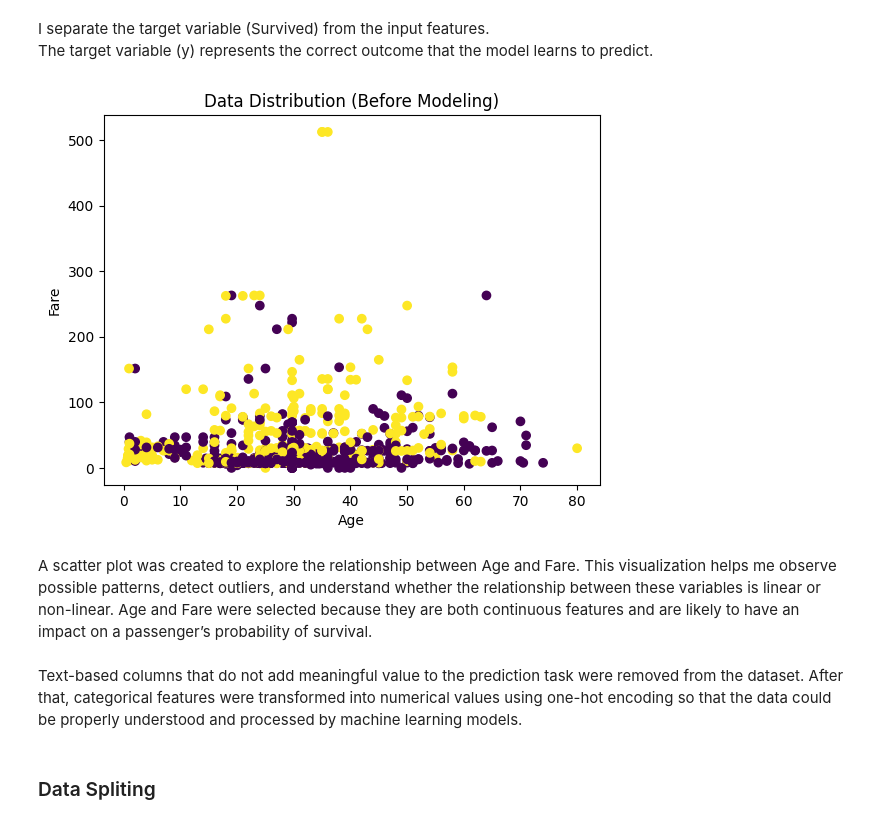
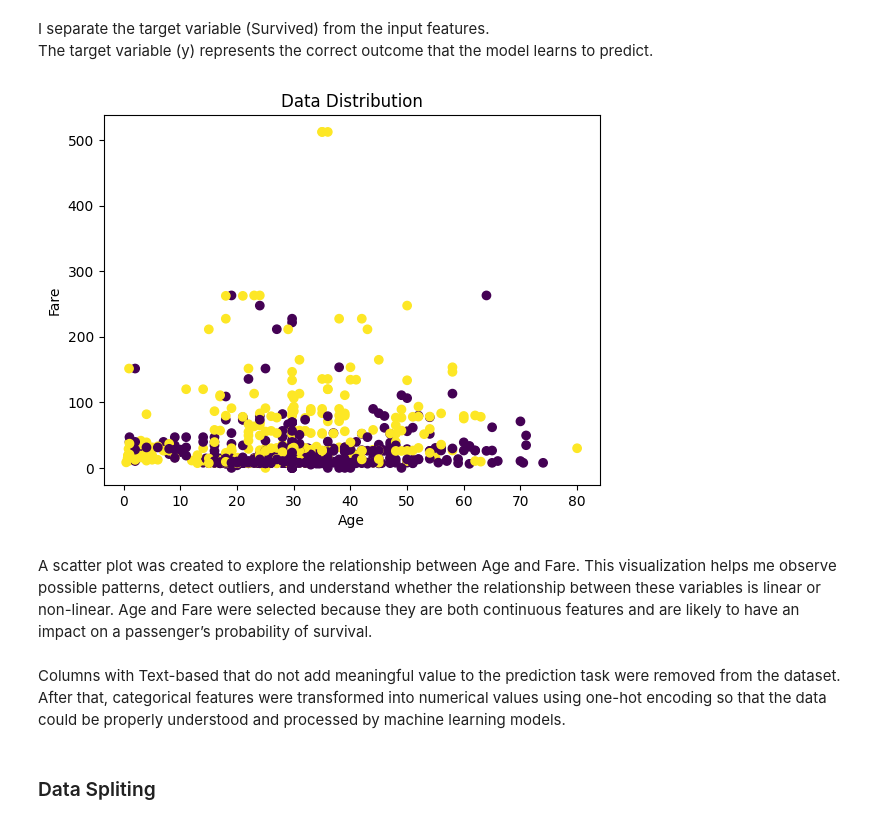
Before and after one commit to fatima448/Titanic, a Jupyter notebook: Titanic_Training_.ipynb, the cells around one changed output. Saved outputs shown, nothing was run; the diff lists cells and outputs as text; code cells hidden in the pictures.

```diff
--- a/Titanic_Training_.ipynb
+++ b/Titanic_Training_.ipynb
@@ -26,21 +26,20 @@ The target variable (y) represents the correct outcome that the model learns to
 # %%
 import matplotlib.pyplot as plt
 
-# Using only two features for visualization
 plt.scatter(cleaned_data['Age'], cleaned_data['Fare'], c=cleaned_data['Survived'])
 plt.xlabel('Age')
 plt.ylabel('Fare')
-plt.title('Data Distribution (Before Modeling)')
+plt.title('Data Distribution')
 plt.show()
 # %% [output]
-[figure, old version]
+[figure, new version]
 # %% [markdown]
 A scatter plot was created to explore the relationship between Age and Fare. This visualization helps me observe possible patterns, detect outliers, and understand whether the relationship between these variables is linear or non-linear. Age and Fare were selected because they are both continuous features and are likely to have an impact on a passenger’s probability of survival.
 # %%
 X = X.drop(['Name', 'Ticket', 'Cabin'], axis=1, errors='ignore')
 X = pd.get_dummies(X, drop_first=True)
 # %% [markdown]
-Text-based columns that do not add meaningful value to the prediction task were removed from the dataset. After that, categorical features were transformed into numerical values using one-hot encoding so that the data could be properly understood and processed by machine learning models.
+ Columns with Text-based that do not add meaningful value to the prediction task were removed from the dataset. After that, categorical features were transformed into numerical values using one-hot encoding so that the data could be properly understood and processed by machine learning models.
 # %% [markdown]
 ### Data Spliting
 # %%
```
Also changed, not shown: parts of 3 cells of this notebook.
